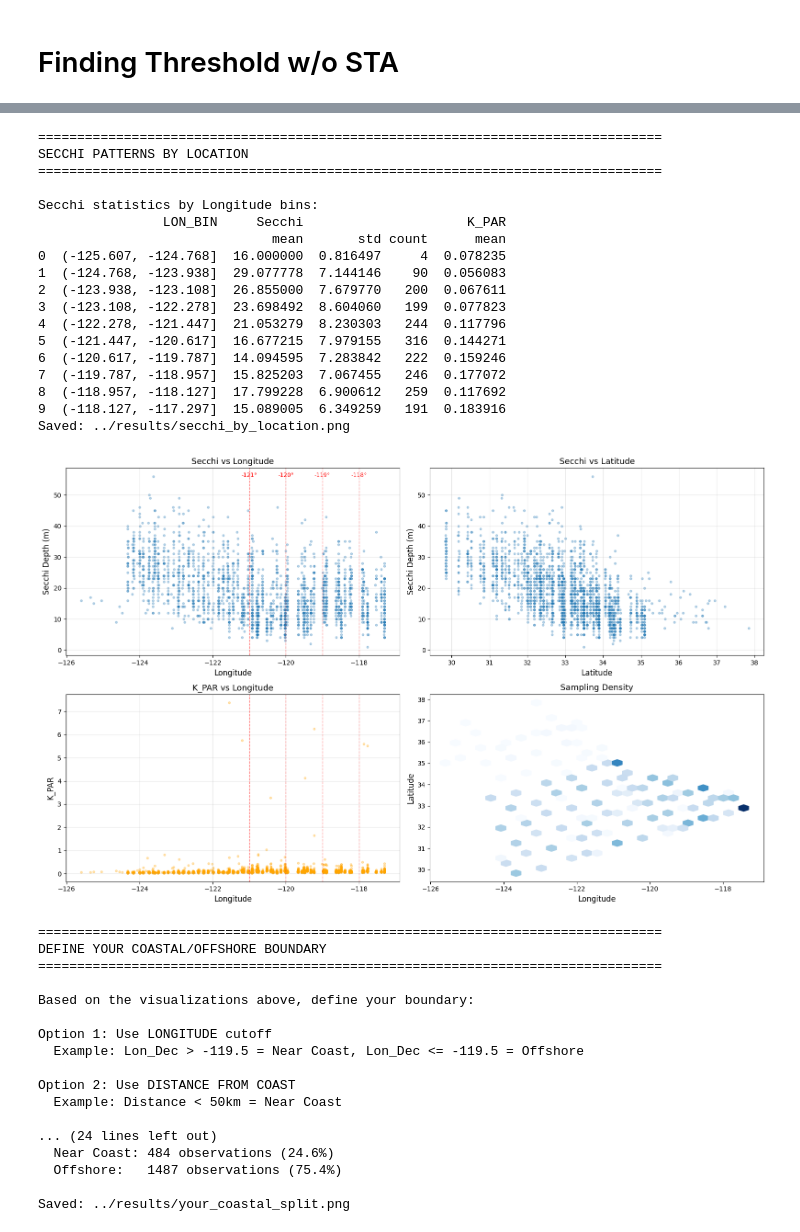
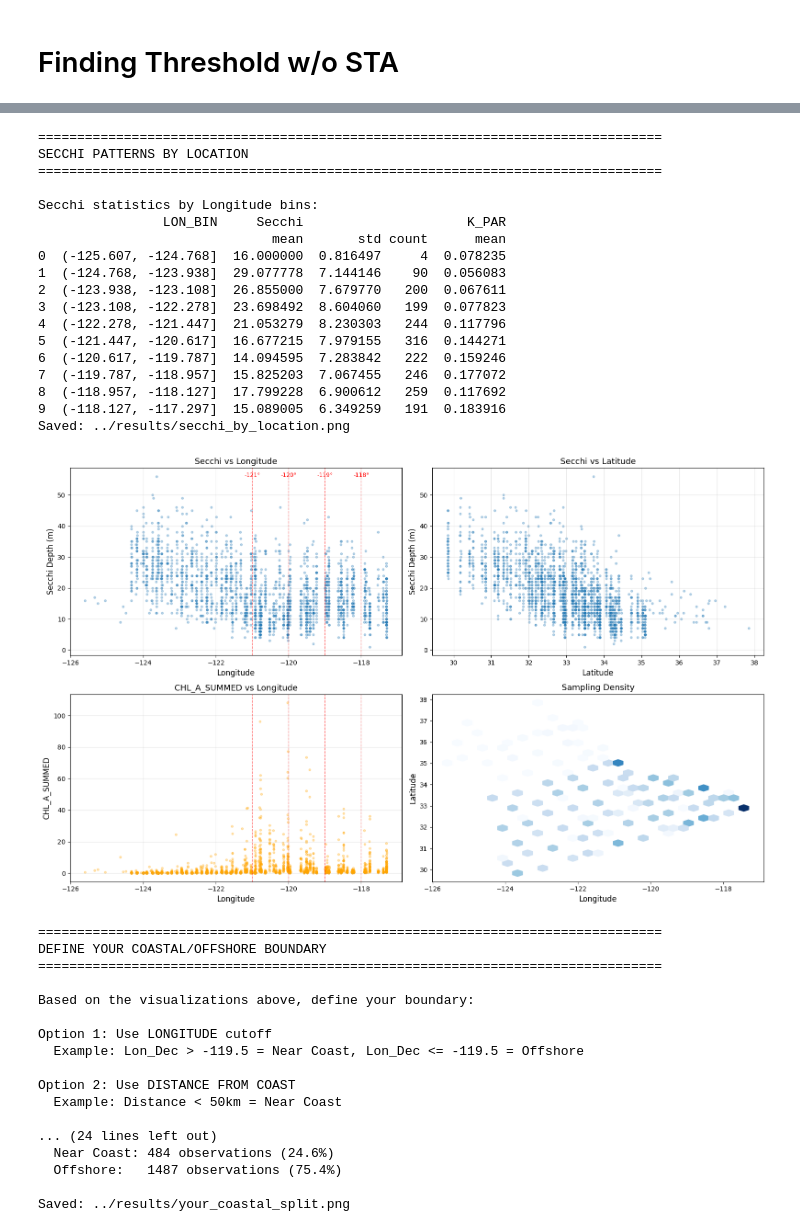
Before and after one commit to LucasC212/Scripps-Light-Attenuation-Capstone-Project, a Jupyter notebook: scripts/summed_rf_47photic.ipynb, the cells around one changed output, grey strips where cells are left out. Cells and saved outputs as stored; diff of their text form; code cells hidden in the pictures.

```diff
--- a/scripts/summed_rf_47photic.ipynb
+++ b/scripts/summed_rf_47photic.ipynb
@@ -1712,17 +1712,17 @@ ax4.grid(True, alpha=0.3)
 
 # Plot 5: Colored by K_PAR (if available)
 ax5 = plt.subplot(2, 3, 5)
-if 'K_PAR' in df.columns and df['K_PAR'].notna().sum() > 0:
+if 'CHL_A_SUMMED' in df.columns and df['CHL_A_SUMMED'].notna().sum() > 0:
     scatter5 = ax5.scatter(df['Lon_Dec'], df['Lat_Dec'],
-                          c=df['K_PAR'], cmap='plasma',
-                          alpha=0.6, s=20, vmin=0, vmax=df['K_PAR'].quantile(0.95))
+                          c=df['CHL_A_SUMMED'], cmap='plasma',
+                          alpha=0.6, s=20, vmin=0, vmax=df['CHL_A_SUMMED'].quantile(0.95))
     ax5.set_xlabel('Longitude', fontsize=11)
     ax5.set_ylabel('Latitude', fontsize=11)
-    ax5.set_title('Colored by K_PAR', fontsize=12)
+    ax5.set_title('Colored by CHL_A_SUMMED', fontsize=12)
     ax5.grid(True, alpha=0.3)
-    plt.colorbar(scatter5, ax=ax5, label='K_PAR')
+    plt.colorbar(scatter5, ax=ax5, label='CHL_A_SUMMED')
 else:
-    ax5.text(0.5, 0.5, 'K_PAR not available', ha='center', va='center', fontsize=12)
+    ax5.text(0.5, 0.5, 'CHL_A_SUMMED not available', ha='center', va='center', fontsize=12)
     ax5.axis('off')
 
 # Plot 6: Distance from coast (approximate)
@@ -1786,16 +1786,16 @@ axes[0, 1].set_title('Secchi vs Latitude', fontsize=13)
 axes[0, 1].grid(True, alpha=0.3)
 
 # Plot 3: K_PAR vs Longitude (if available)
-if 'K_PAR' in df.columns and df['K_PAR'].notna().sum() > 0:
-    axes[1, 0].scatter(df['Lon_Dec'], df['K_PAR'], alpha=0.3, s=10, color='orange')
+if 'CHL_A_SUMMED' in df.columns and df['CHL_A_SUMMED'].notna().sum() > 0:
+    axes[1, 0].scatter(df['Lon_Dec'], df['CHL_A_SUMMED'], alpha=0.3, s=10, color='orange')
     axes[1, 0].set_xlabel('Longitude', fontsize=12)
-    axes[1, 0].set_ylabel('K_PAR', fontsize=12)
-    axes[1, 0].set_title('K_PAR vs Longitude', fontsize=13)
+    axes[1, 0].set_ylabel('CHL_A_SUMMED', fontsize=12)
+    axes[1, 0].set_title('CHL_A_SUMMED vs Longitude', fontsize=13)
     axes[1, 0].grid(True, alpha=0.3)
     for lon in [-121, -120, -119, -118]:
         axes[1, 0].axvline(lon, color='red', linestyle='--', alpha=0.5, linewidth=1)
 else:
-    axes[1, 0].text(0.5, 0.5, 'K_PAR not available', ha='center', va='center')
+    axes[1, 0].text(0.5, 0.5, 'CHL_A_SUMMED not available', ha='center', va='center')
     axes[1, 0].axis('off')
 
 # Plot 4: Hexbin density plot
@@ -1985,22 +1985,22 @@ Saved: ../results/spatial_exploration.png
 ================================================================================
 SECCHI PATTERNS BY LOCATION
 ================================================================================
 
 Secchi statistics by Longitude bins:
                 LON_BIN     Secchi                     K_PAR
                               mean       std count      mean
 0  (-125.607, -124.768]  16.000000  0.816497     4  0.078235
 1  (-124.768, -123.938]  29.077778  7.144146    90  0.056083
 2  (-123.938, -123.108]  26.855000  7.679770   200  0.067611
 3  (-123.108, -122.278]  23.698492  8.604060   199  0.077823
 4  (-122.278, -121.447]  21.053279  8.230303   244  0.117796
 5  (-121.447, -120.617]  16.677215  7.979155   316  0.144271
 6  (-120.617, -119.787]  14.094595  7.283842   222  0.159246
 7  (-119.787, -118.957]  15.825203  7.067455   246  0.177072
 8  (-118.957, -118.127]  17.799228  6.900612   259  0.117692
 9  (-118.127, -117.297]  15.089005  6.349259   191  0.183916
 Saved: ../results/secchi_by_location.png
-[figure, old version]
+[figure, new version]
 ================================================================================
 DEFINE YOUR COASTAL/OFFSHORE BOUNDARY
 ================================================================================
```
Also changed, not shown: parts of 5 cells of this notebook, 18 other files.
